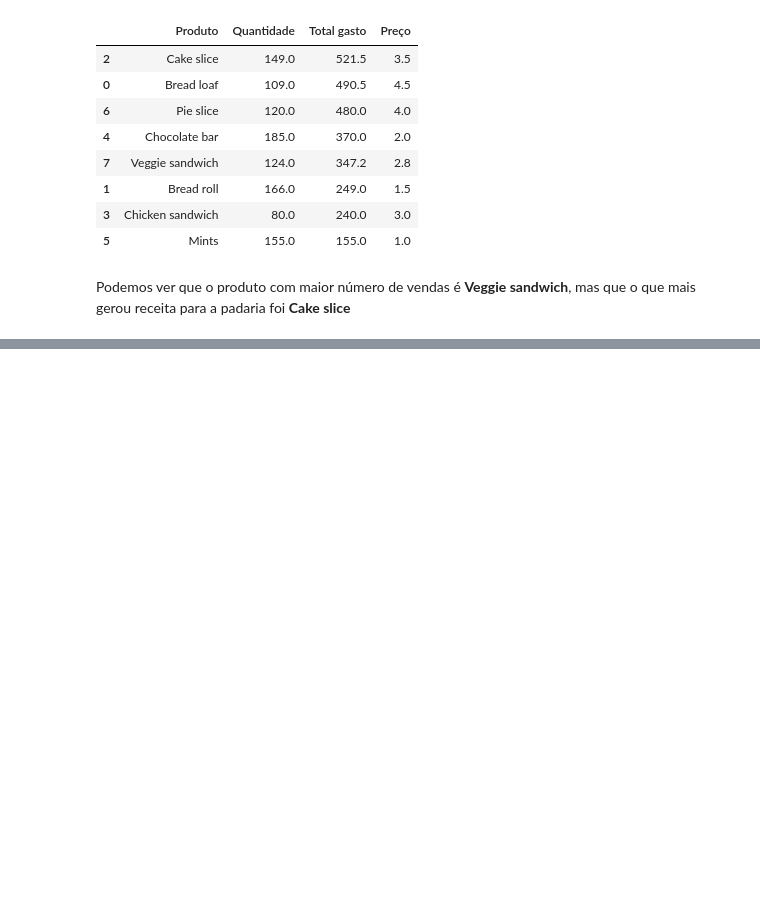
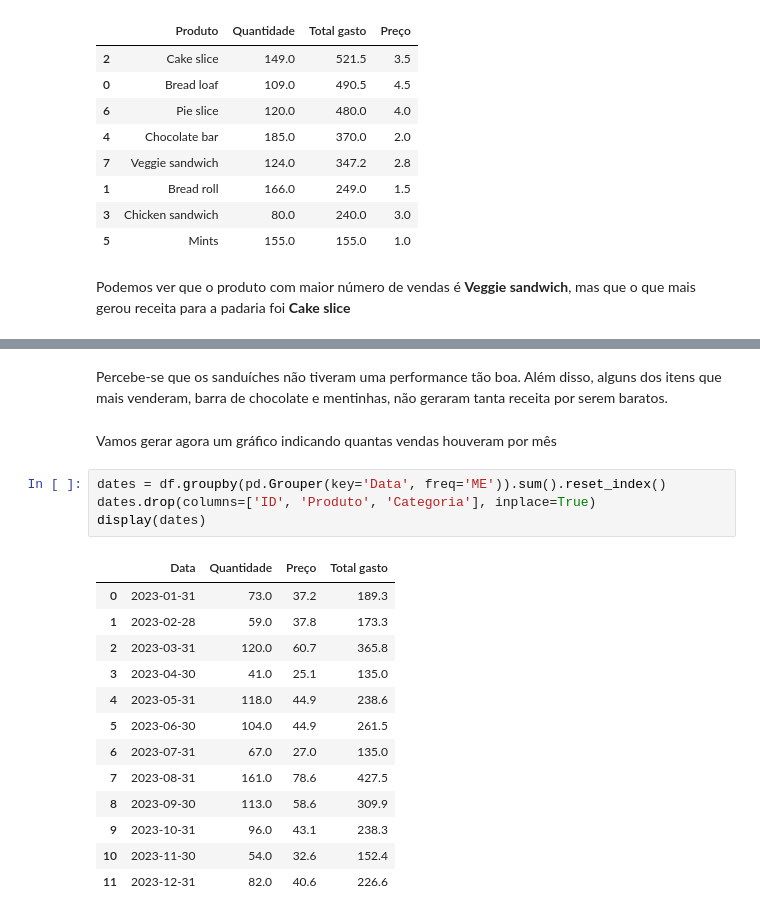
Before and after one commit to m-pillon/Teste_Analytics_MarianaPillon, a Jupyter notebook: notebooks/data_analysis.ipynb, the cells around one changed output, grey strips where cells are left out. Cells and saved outputs as stored; diff of their text form; blank space fills up the shorter version.

```diff
--- a/notebooks/data_analysis.ipynb
+++ b/notebooks/data_analysis.ipynb
@@ -62,0 +94,22 @@ Podemos ver que o produto com maior número de vendas é **Veggie sandwich**, ma
+# %% [markdown]
+Percebe-se que os sanduíches não tiveram uma performance tão boa. Além disso, alguns dos itens que mais venderam, barra de chocolate e mentinhas, não geraram tanta receita por serem baratos.
+# %% [markdown]
+Vamos gerar agora um gráfico indicando quantas vendas houveram por mês
+# %%
+dates = df.groupby(pd.Grouper(key='Data', freq='ME')).sum().reset_index()
+dates.drop(columns=['ID', 'Produto', 'Categoria'], inplace=True)
+display(dates)
+# %% [output]
+|  | Data | Quantidade | Preço | Total gasto |
+| 0 | 2023-01-31 | 73.0 | 37.2 | 189.3 |
+| 1 | 2023-02-28 | 59.0 | 37.8 | 173.3 |
+| 2 | 2023-03-31 | 120.0 | 60.7 | 365.8 |
+| 3 | 2023-04-30 | 41.0 | 25.1 | 135.0 |
+| 4 | 2023-05-31 | 118.0 | 44.9 | 238.6 |
+| 5 | 2023-06-30 | 104.0 | 44.9 | 261.5 |
+| 6 | 2023-07-31 | 67.0 | 27.0 | 135.0 |
+| 7 | 2023-08-31 | 161.0 | 78.6 | 427.5 |
+| 8 | 2023-09-30 | 113.0 | 58.6 | 309.9 |
+| 9 | 2023-10-31 | 96.0 | 43.1 | 238.3 |
+| 10 | 2023-11-30 | 54.0 | 32.6 | 152.4 |
+| 11 | 2023-12-31 | 82.0 | 40.6 | 226.6 |
```
Also changed, not shown: parts of 6 cells of this notebook, 9 other files.
